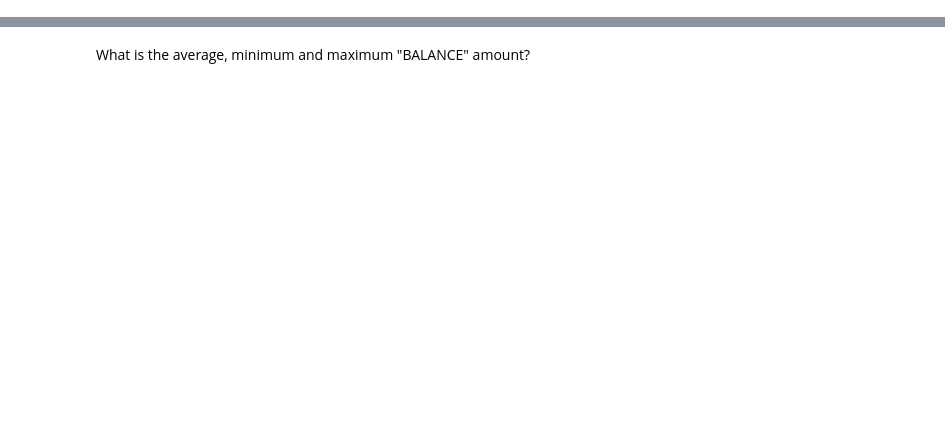
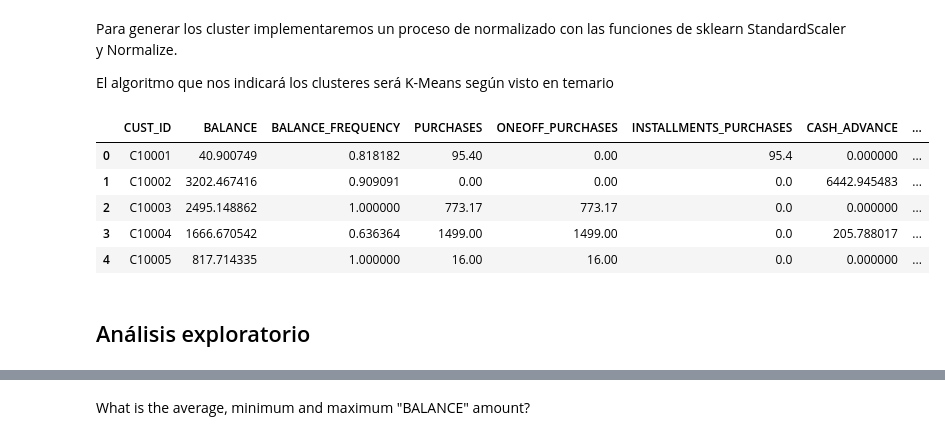
Before and after one commit to dtoralg/TheValley_MDS, a Jupyter notebook: notebooks/E1_Bank_Customer_Segmentation.ipynb, the cells around one changed output, grey strips where cells are left out. Drawn from its saved outputs; the diff is of its cells as text; code cells hidden in the pictures; blank space fills up the shorter version.

```diff
--- a/notebooks/E1_Bank_Customer_Segmentation.ipynb
+++ b/notebooks/E1_Bank_Customer_Segmentation.ipynb
@@ -53,0 +75,4 @@ creditcard_df
+# %% [markdown]
+Para generar los cluster implementaremos un proceso de normalizado con las funciones de sklearn StandardScaler y Normalize.
+
+El algoritmo que nos indicará los clusteres será K-Means según visto en temario
@@ -53,0 +82,17 @@ creditcard_df
+# %%
+# Ingestión de los datos desde github
+creditcard_df = pd.read_csv('https://raw.githubusercontent.com/dtoralg/intro_unsupervised/main/data/credit_card_data.csv')
+
+# Podemos encontrar los datos originales en Data Source: https://www.kaggle.com/arjunbhasin2013/ccdata
+# %%
+# Exploramos la forma general del dataset previsualizando algunas filas del mismo
+creditcard_df.head()
+# %% [output]
+|  | CUST_ID | BALANCE | BALANCE_FREQUENCY | PURCHASES | ONEOFF_PURCHASES | INSTALLMENTS_PURCHASES | CASH_ADVANCE | ... |
+| 0 | C10001 | 40.900749 | 0.818182 | 95.40 | 0.00 | 95.4 | 0.000000 | ... |
+| 1 | C10002 | 3202.467416 | 0.909091 | 0.00 | 0.00 | 0.0 | 6442.945483 | ... |
+| 2 | C10003 | 2495.148862 | 1.000000 | 773.17 | 773.17 | 0.0 | 0.000000 | ... |
+| 3 | C10004 | 1666.670542 | 0.636364 | 1499.00 | 1499.00 | 0.0 | 205.788017 | ... |
+| 4 | C10005 | 817.714335 | 1.000000 | 16.00 | 16.00 | 0.0 | 0.000000 | ... |
+# %% [markdown]
+## Análisis exploratorio
```
Also changed, not shown: parts of 11 cells of this notebook.
